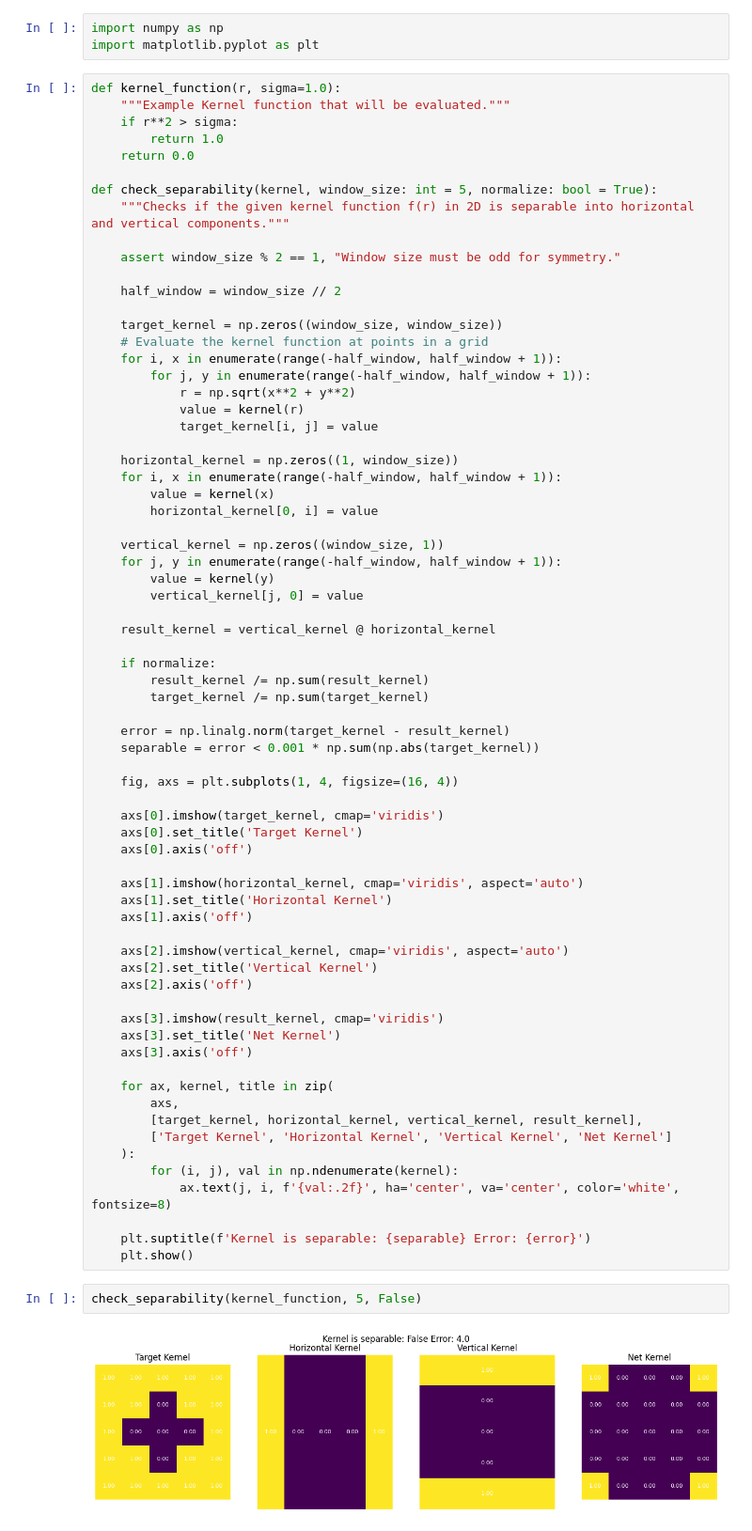
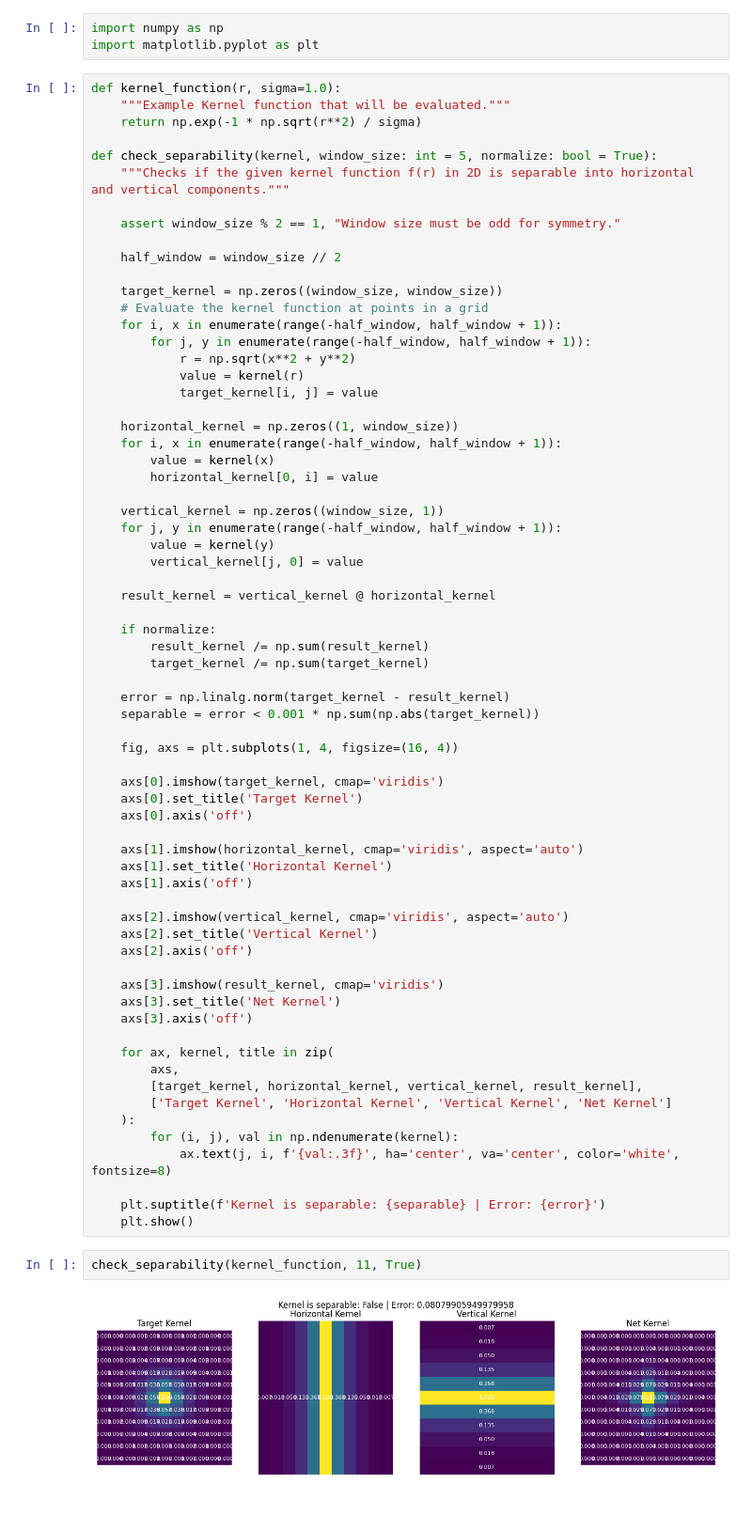
Before and after one commit to thatcherfreeman/utility-dctls, a Jupyter notebook: Documentation/python_prototypes/check_separability.ipynb, the cells around one changed output. Shown: that part at 94% size. Drawn from its saved outputs; the diff is of its cells as text; blank space fills up the shorter version.

```diff
--- a/Documentation/python_prototypes/check_separability.ipynb
+++ b/Documentation/python_prototypes/check_separability.ipynb
@@ -4,9 +4,7 @@ import matplotlib.pyplot as plt
 # %%
 def kernel_function(r, sigma=1.0):
     """Example Kernel function that will be evaluated."""
-    if r**2 > sigma:
-        return 1.0
-    return 0.0
+    return np.exp(-1 * np.sqrt(r**2) / sigma)
 
 def check_separability(kernel, window_size: int = 5, normalize: bool = True):
     """Checks if the given kernel function f(r) in 2D is separable into horizontal and vertical components."""
@@ -66,11 +64,11 @@ def check_separability(kernel, window_size: int = 5, normalize: bool = True):
         ['Target Kernel', 'Horizontal Kernel', 'Vertical Kernel', 'Net Kernel']
     ):
         for (i, j), val in np.ndenumerate(kernel):
-            ax.text(j, i, f'{val:.2f}', ha='center', va='center', color='white', fontsize=8)
+            ax.text(j, i, f'{val:.3f}', ha='center', va='center', color='white', fontsize=8)
 
-    plt.suptitle(f'Kernel is separable: {separable} Error: {error}')
+    plt.suptitle(f'Kernel is separable: {separable} | Error: {error}')
     plt.show()
 # %%
-check_separability(kernel_function, 5, False)
+check_separability(kernel_function, 11, True)
 # %% [output]
-[figure, old version]
+[figure, new version]
```
Also changed, not shown: 1 other file.
